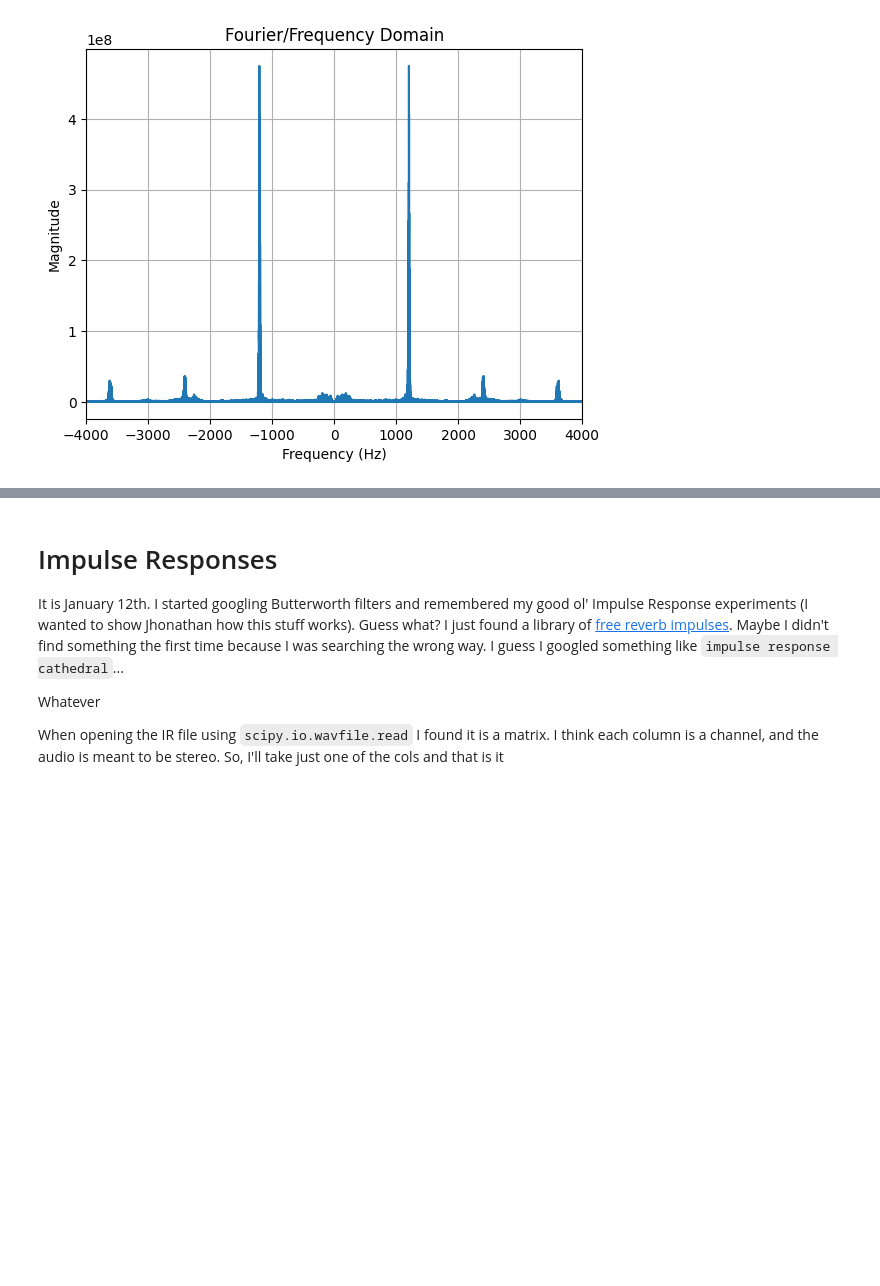
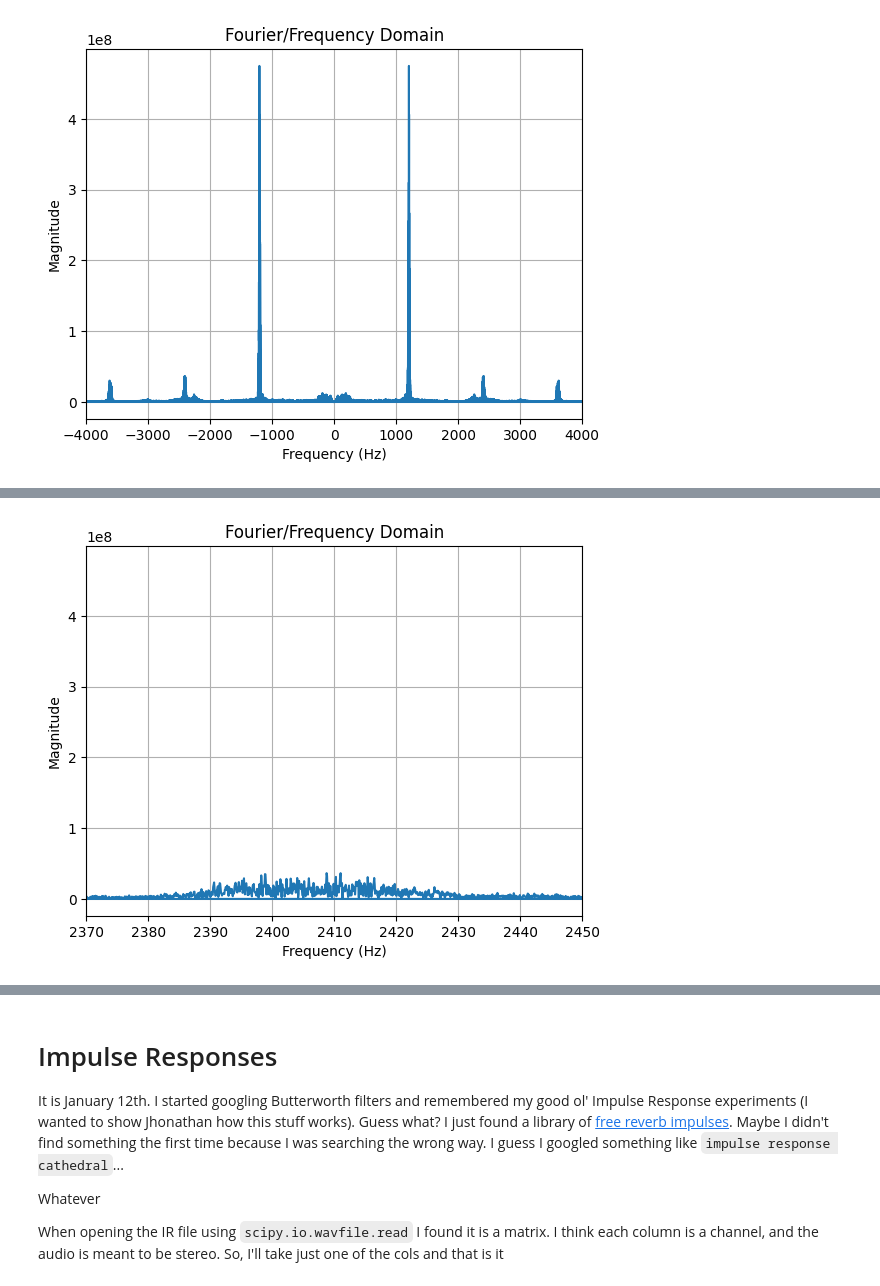
Before and after one commit to mtxslv/audio-processing-with-python, a Jupyter notebook: notebooks/audio_experiments.ipynb, the cells around one changed output, grey strips where cells are left out. Cells and saved outputs as stored; diff of their text form; code cells hidden in the pictures; blank space fills up the shorter version.

```diff
--- a/notebooks/audio_experiments.ipynb
+++ b/notebooks/audio_experiments.ipynb
@@ -64,0 +69,4 @@ plot_audio_in_frequency(xf, yf)
+# %%
+plot_audio_in_frequency(xf, yf, [2370,2450])
+# %% [output]
+[figure, added]
```
Also changed, not shown: parts of 9 cells of this notebook.
